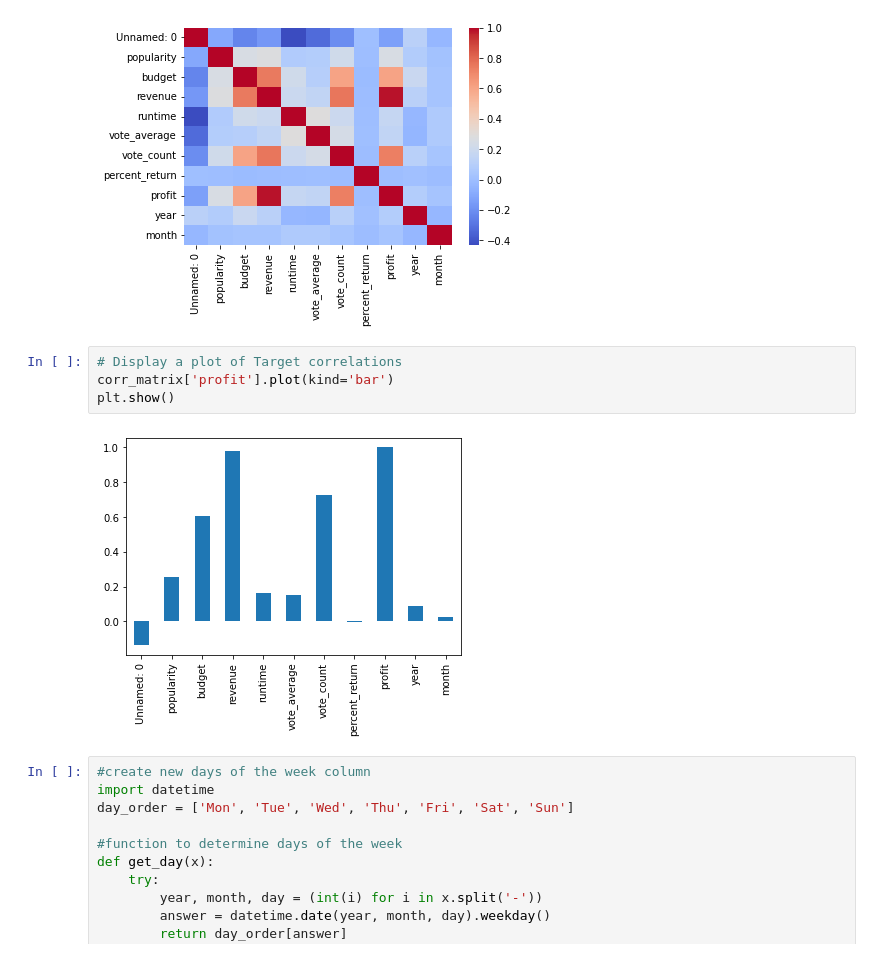
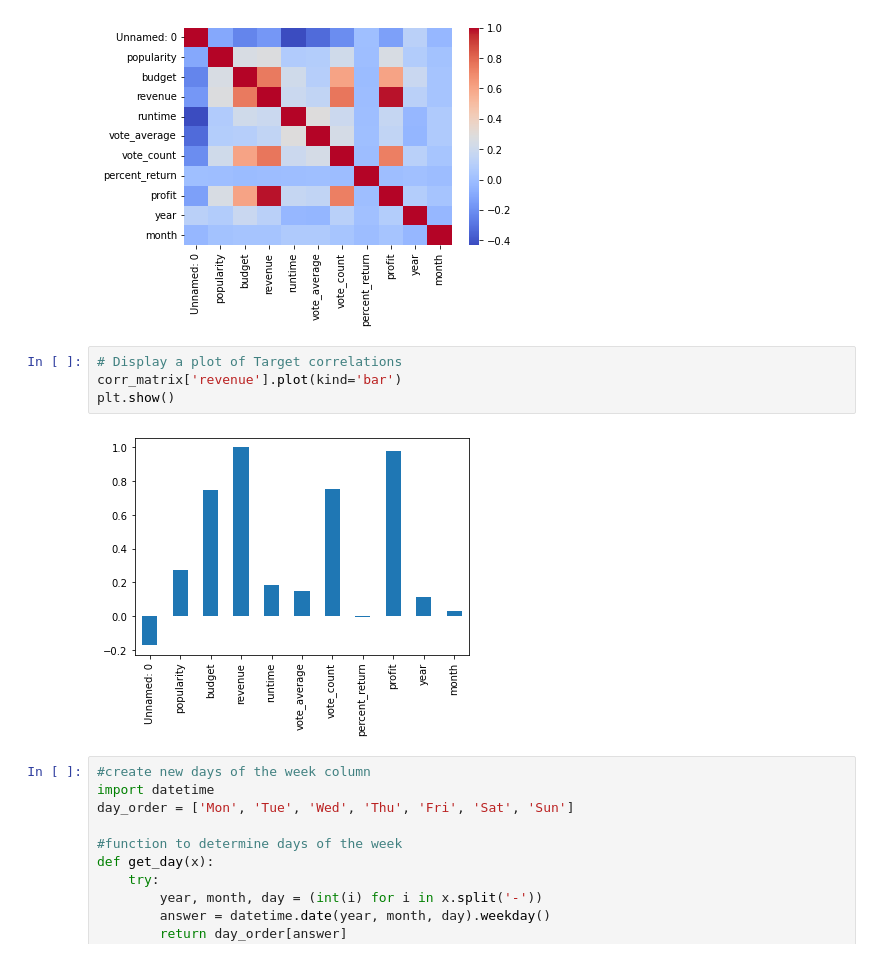
Before and after one commit to rraja30/Movie-Profitability-Prediction, a Jupyter notebook: machine_learning.ipynb, the cells around one changed output. Drawn from its saved outputs; the diff is of its cells as text.

```diff
--- a/machine_learning.ipynb
+++ b/machine_learning.ipynb
@@ -41,10 +41,10 @@ plt.show()
 [figure]
 # %%
 # Display a plot of Target correlations
-corr_matrix['profit'].plot(kind='bar')
+corr_matrix['revenue'].plot(kind='bar')
 plt.show()
 # %% [output]
-[figure, old version]
+[figure, new version]
 # %%
 #create new days of the week column
 import datetime
```
Also changed, not shown: parts of 9 cells of this notebook.
